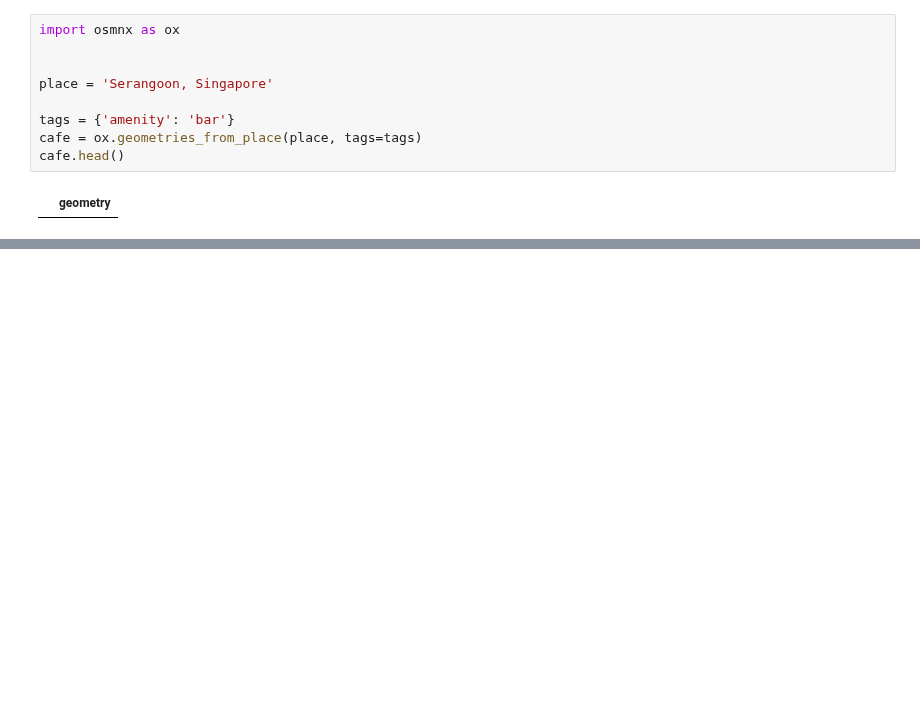
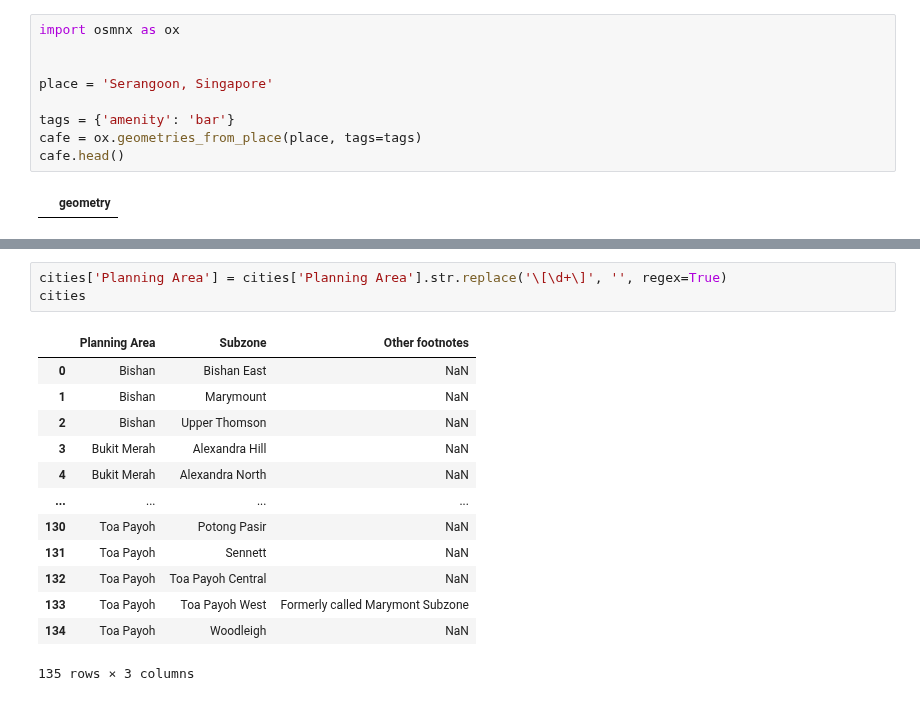
Before and after one commit to mcmanus-git/Singapore-HDB, a Jupyter notebook: michael/EDA/gather_address_info.ipynb, the cells around one changed output, grey strips where cells are left out. Saved outputs shown, nothing was run; the diff lists cells and outputs as text; blank space fills up the shorter version.

```diff
--- a/michael/EDA/gather_address_info.ipynb
+++ b/michael/EDA/gather_address_info.ipynb
@@ -113,0 +135,17 @@ cafe.head()
+# %%
+cities['Planning Area'] = cities['Planning Area'].str.replace('\[\d+\]', '', regex=True)
+cities
+# %% [output]
+|  | Planning Area | Subzone | Other footnotes |
+| 0 | Bishan | Bishan East | NaN |
+| 1 | Bishan | Marymount | NaN |
+| 2 | Bishan | Upper Thomson | NaN |
+| 3 | Bukit Merah | Alexandra Hill | NaN |
+| 4 | Bukit Merah | Alexandra North | NaN |
+| ... | ... | ... | ... |
+| 130 | Toa Payoh | Potong Pasir | NaN |
+| 131 | Toa Payoh | Sennett | NaN |
+| 132 | Toa Payoh | Toa Payoh Central | NaN |
+| 133 | Toa Payoh | Toa Payoh West | Formerly called Marymont Subzone |
+| 134 | Toa Payoh | Woodleigh | NaN |
+135 rows × 3 columns
```
Also changed, not shown: parts of 9 cells of this notebook, 12 other files.
